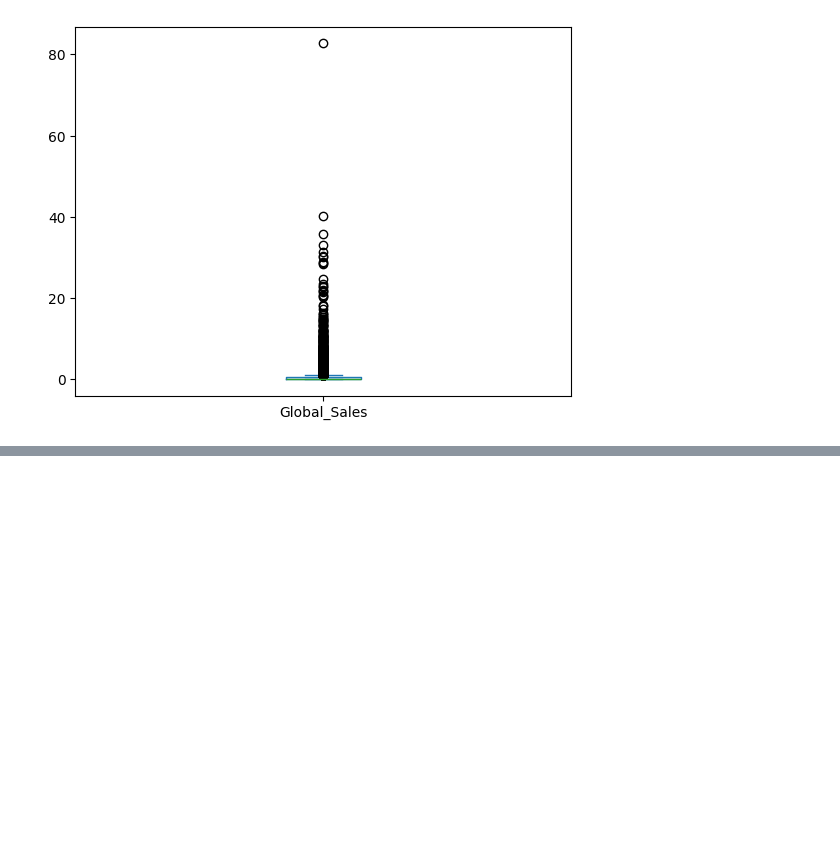
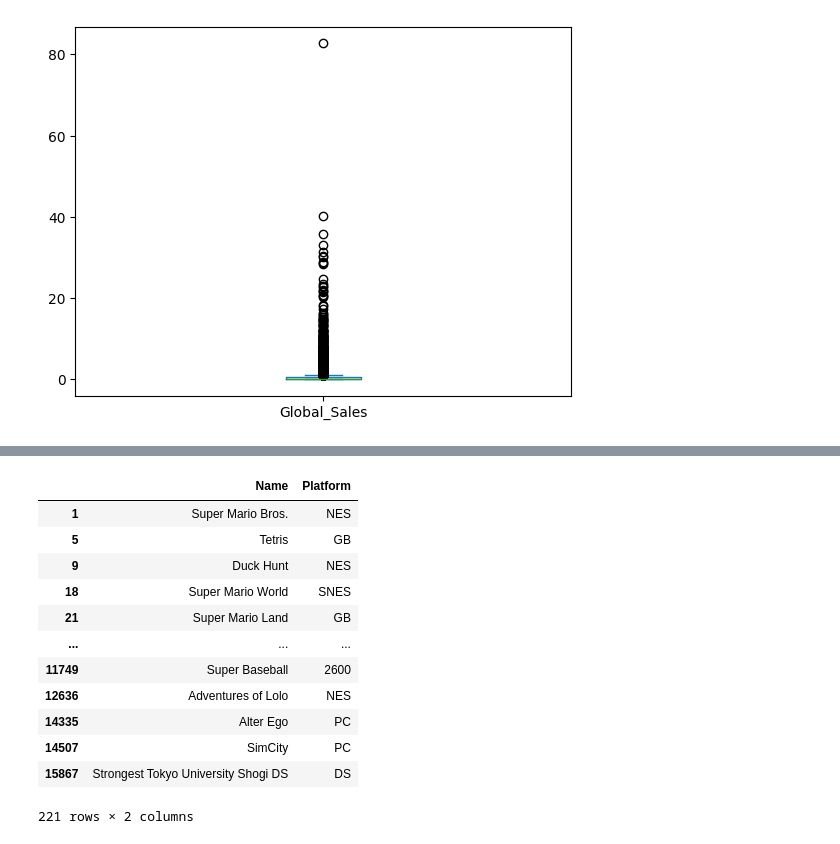
Before and after one commit to yaelgl/SemanaTecA01750911, a Jupyter notebook: videojuegos.ipynb, the cells around one changed output, grey strips where cells are left out. Cells and saved outputs as stored; diff of their text form; code cells hidden in the pictures; blank space fills up the shorter version.

```diff
--- a/videojuegos.ipynb
+++ b/videojuegos.ipynb
@@ -91,0 +129,17 @@ NameError: name 'numeric_columns' is not defined
+# %%
+# df[mascara]
+df[df["Year"]<=1990][["Name", "Platform"]]
+# %% [output]
+|  | Name | Platform |
+| 1 | Super Mario Bros. | NES |
+| 5 | Tetris | GB |
+| 9 | Duck Hunt | NES |
+| 18 | Super Mario World | SNES |
+| 21 | Super Mario Land | GB |
+| ... | ... | ... |
+| 11749 | Super Baseball | 2600 |
+| 12636 | Adventures of Lolo | NES |
+| 14335 | Alter Ego | PC |
+| 14507 | SimCity | PC |
+| 15867 | Strongest Tokyo University Shogi DS | DS |
+221 rows × 2 columns
```
Also changed, not shown: parts of 7 cells of this notebook.
